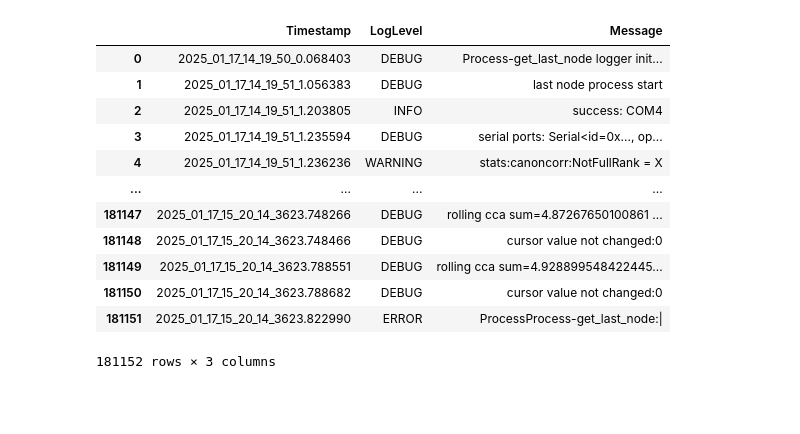
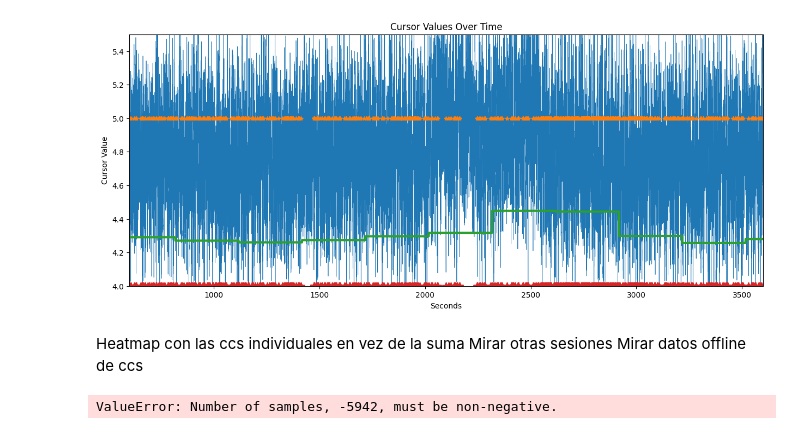
Before and after one commit to CeciliaGallego/opBCI_analysis, a Jupyter notebook: opBCI_analysis.ipynb, the cells around one changed output. Saved outputs shown, nothing was run; the diff lists cells and outputs as text; code cells hidden in the pictures; blank space fills up the shorter version.

```diff
--- a/opBCI_analysis.ipynb
+++ b/opBCI_analysis.ipynb
@@ -15,9 +13,10 @@ import prep # make sure to have pyaldata installed
 # %%
-session = "M050_2025_01_17_14_00"
+# session = "M052_2025_01_27_15_00"
 # session = "M047_2024_11_22_11_00"
+session = "M051_2025_02_09_16_45"
 
 animal = session[0:4]
 data_dir = 'C:/Users/Cecilia/data/raw'
 filename = session + '_pyaldata.mat'
-df = prep.convert_mat_to_df(data_dir + '/' + animal + '/' + session + '/' + filename) # convert mat file to pandas dataframe
+# df = prep.convert_mat_to_df(data_dir + '/' + animal + '/' + session + '/' + filename) # convert mat file to pandas dataframe
 # df = prep.prep_general(df) # run general preprocessing
@@ -55,16 +88,19 @@ def load_BCI_log(file_path):
 # %%
 # Load BCI txts
 # Define the directory and session
-data_dir = 'C:/Users/Cecilia/data/raw'
-session = "M050_2025_01_17_14_00"
-animal = session[0:4]
+# data_dir = 'C:/Users/Cecilia/data/raw'
+# session = "M050_2025_01_17_14_00"
+# animal = session[0:4]
 
 last_node = load_BCI_log(data_dir + '/' + animal + '/' + session +  '/' + session + '_Process-get_last_node.log')
 middle_node = load_BCI_log(data_dir + '/' + animal + '/' + session +  '/' + session + '_Process-get_middle_node1.log')
 save_node = load_BCI_log(data_dir + '/' + animal + '/' + session +  '/' + session + '_Process-get_save_node.log')
-main = load_BCI_log(data_dir + '/' + animal + '/' + session +  '/' + session + '_Process-Main.log') #  THIS IS WRONG#
+main = load_BCI_log(data_dir + '/' + animal + '/' + session +  '/' + session + '_Process-Main.log')
 update_buffer = load_BCI_log(data_dir + '/' + animal + '/' + session +  '/' + session + '_Process-update_buffer.log')
 update_pca = load_BCI_log(data_dir + '/' + animal + '/' + session +  '/' + session + '_Process-update_pca.log')
 
-# Display the DataFrame
-print(last_node.head())
+# Combine all DataFrames into one
+logs = pd.concat([last_node, middle_node, save_node, main, update_buffer, update_pca], ignore_index=True)
+logs = logs.sort_values(by='timestamp').reset_index(drop=True)
+#fix timestamp so that it starts with 0
+logs['timestamp'] = logs['timestamp'] - logs['timestamp'][0]
@@ -85,16 +106,0 @@ print(last_node.head())
-# %%
-display(last_node)
-# %% [output]
-|  | Timestamp | LogLevel | Message |
-| 0 | 2025_01_17_14_19_50_0.068403 | DEBUG | Process-get_last_node logger init... |
-| 1 | 2025_01_17_14_19_51_1.056383 | DEBUG | last node process start |
-| 2 | 2025_01_17_14_19_51_1.203805 | INFO | success: COM4 |
-| 3 | 2025_01_17_14_19_51_1.235594 | DEBUG | serial ports: Serial<id=0x..., op... |
-| 4 | 2025_01_17_14_19_51_1.236236 | WARNING | stats:canoncorr:NotFullRank = X |
-| ... | ... | ... | ... |
-| 181147 | 2025_01_17_15_20_14_3623.748266 | DEBUG | rolling cca sum=4.87267650100861 ... |
-| 181148 | 2025_01_17_15_20_14_3623.748466 | DEBUG | cursor value not changed:0 |
-| 181149 | 2025_01_17_15_20_14_3623.788551 | DEBUG | rolling cca sum=4.928899548422445... |
-| 181150 | 2025_01_17_15_20_14_3623.788682 | DEBUG | cursor value not changed:0 |
-| 181151 | 2025_01_17_15_20_14_3623.822990 | ERROR | ProcessProcess-get_last_node:| |
-181152 rows × 3 columns
@@ -100,0 +158,43 @@ display(last_node)
+# %%
+# Plot the cursor values
+min = 600
+max = 3600
+plt.figure(figsize=(15, 6))
+plt.plot(time_cursor, cursor, linewidth=0.5)
+plt.plot(time_bci_value, bci_value + 4, '*')
+plt.plot(time_th_value, th_value, linewidth=3)
+# plt.plot(time_cursor_avg, cursor_avg, linewidth=2)
+plt.plot(time_bci_value, rewarded_bci_value + 4, '*', markersize=10)
+
+plt.title('Cursor Values Over Time')
+plt.xlabel('Seconds')
+plt.ylabel('Cursor Value')
+# Set x-axis limits
+plt.xlim(min, max)
+plt.ylim(4, 5.5)
+
+plt.show()
+# %% [output]
+[figure, added]
+# %% [markdown]
+Heatmap con las ccs individuales en vez de la suma
+Mirar otras sesiones
+Mirar datos offline de ccs
+# %%
+min = 300
+max = 3601
+y_reference = np.linspace(np.cumsum(rewarded_bci_value).min(), np.cumsum(rewarded_bci_value).max(), len(rewarded_bci_value)-7500)
+plt.plot(time_bci_value,np.cumsum(rewarded_bci_value))
+plt.plot(time_bci_value[7500:], y_reference, '--')
+plt.xlim(min, max)
+
+# y_reference = np.linspace(np.cumsum(bci_value).min(), np.cumsum(bci_value).max(), len(bci_value)-7500)
+# plt.plot(time_bci_value,np.cumsum(bci_value))
+# plt.plot(time_bci_value[7500:], y_reference, '--')
+# plt.xlim(min, max)
+
+plt.title('Cumulative sum of rewards')
+plt.xlabel('Seconds')
+plt.ylabel('Time bins holded (40ms time bins)')
+# %% [output]
+ValueError: Number of samples, -5942, must be non-negative.
```
Also changed, not shown: parts of 13 cells of this notebook, 2 other files.
